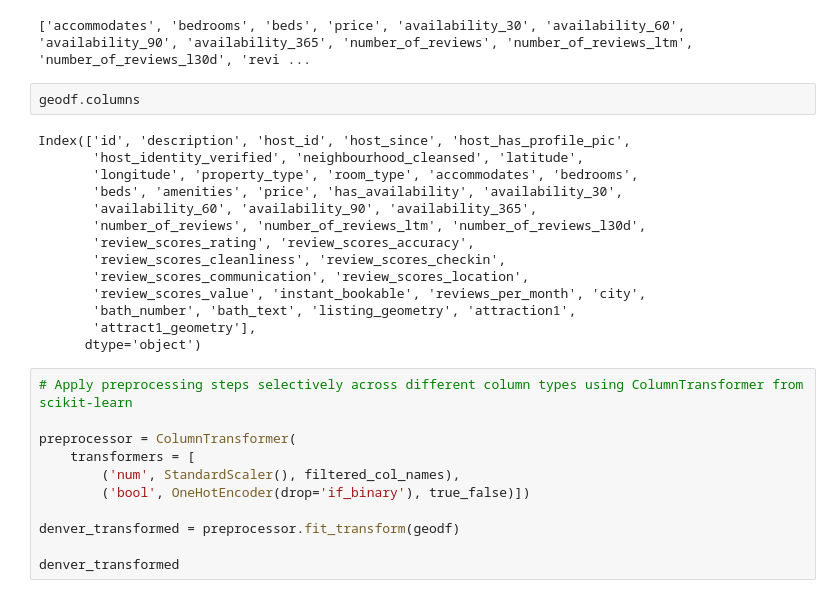
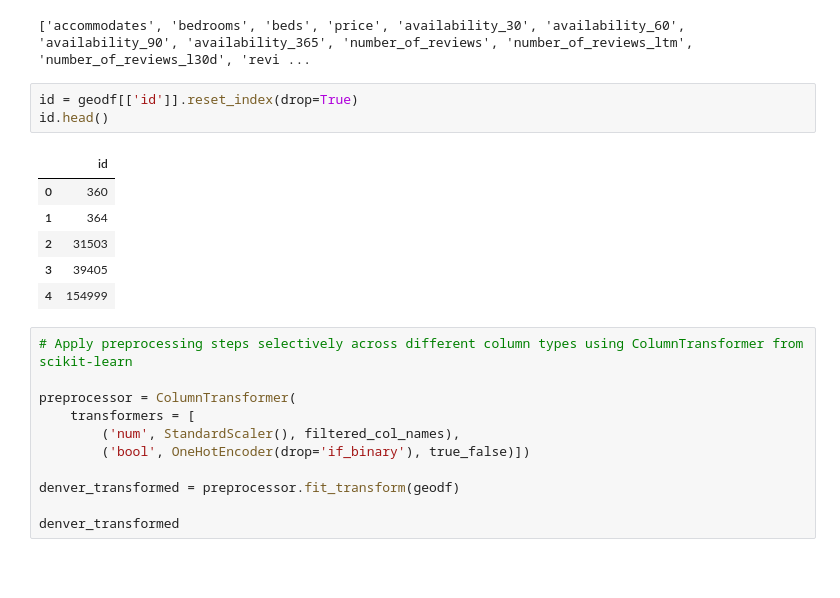
Before and after one commit to mmccanse/L3, a Jupyter notebook: data_prep_mm.ipynb, the cells around one changed output. Drawn from its saved outputs; the diff is of its cells as text; blank space fills up the shorter version.

```diff
--- a/data_prep_mm.ipynb
+++ b/data_prep_mm.ipynb
@@ -391,22 +399,16 @@ filtered_col_names = [col for col in num_cols_names if col not in cols_to_excl]
 print(filtered_col_names)
 # %% [output]
 ['accommodates', 'bedrooms', 'beds', 'price', 'availability_30', 'availability_60', 'availability_90', 'availability_365', 'number_of_reviews', 'number_of_reviews_ltm', 'number_of_reviews_l30d', 'revi ...
-# %%
-geodf.columns
-# %% [output]
-Index(['id', 'description', 'host_id', 'host_since', 'host_has_profile_pic',
-       'host_identity_verified', 'neighbourhood_cleansed', 'latitude',
-       'longitude', 'property_type', 'room_type', 'accommodates', 'bedrooms',
-       'beds', 'amenities', 'price', 'has_availability', 'availability_30',
-       'availability_60', 'availability_90', 'availability_365',
-       'number_of_reviews', 'number_of_reviews_ltm', 'number_of_reviews_l30d',
-       'review_scores_rating', 'review_scores_accuracy',
-       'review_scores_cleanliness', 'review_scores_checkin',
-       'review_scores_communication', 'review_scores_location',
-       'review_scores_value', 'instant_bookable', 'reviews_per_month', 'city',
-       'bath_number', 'bath_text', 'listing_geometry', 'attraction1',
-       'attract1_geometry'],
-      dtype='object')
+# %%
+id = geodf[['id']].reset_index(drop=True)
+id.head()
+# %% [output]
+|  | id |
+| 0 | 360 |
+| 1 | 364 |
+| 2 | 31503 |
+| 3 | 39405 |
+| 4 | 154999 |
 # %%
 # Apply preprocessing steps selectively across different column types using ColumnTransformer from scikit-learn
 
```
Also changed, not shown: parts of 12 cells of this notebook.
